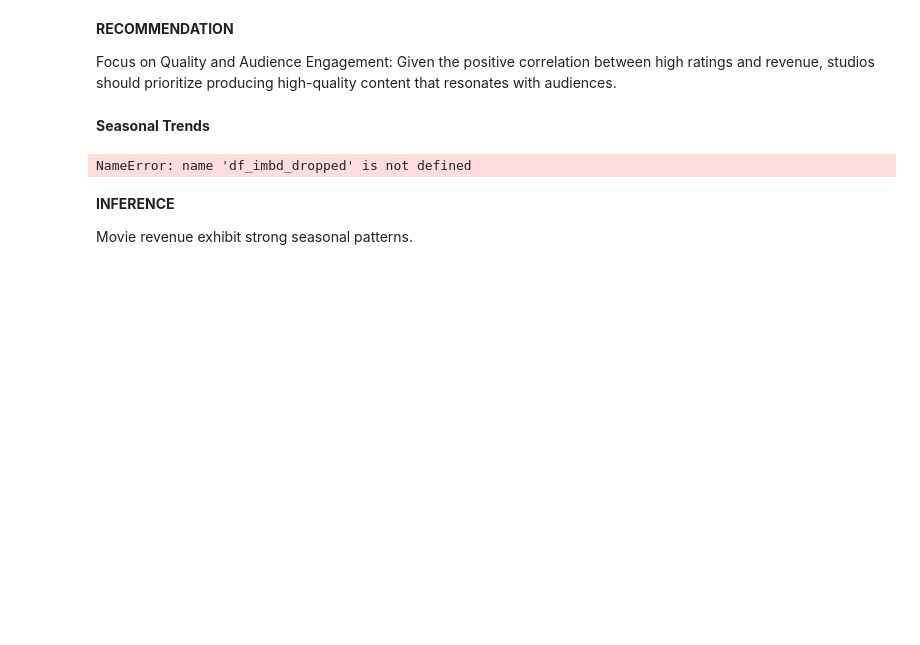
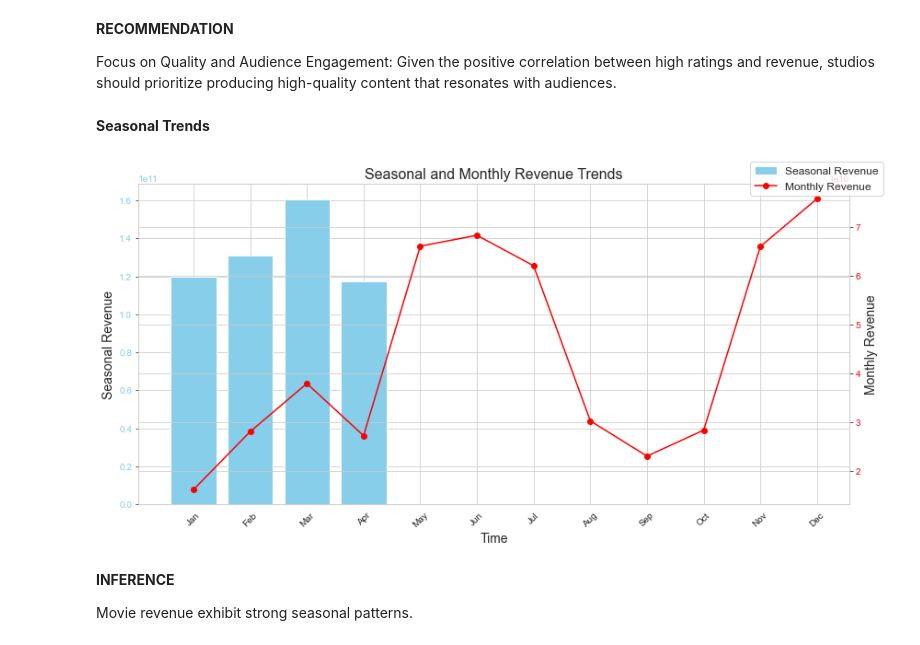
Before and after one commit to BigTime5/Movie-Analysis, a Jupyter notebook: student.ipynb, the cells around one changed output. Cells and saved outputs as stored; diff of their text form; code cells hidden in the pictures; blank space fills up the shorter version.

Commit message:
check error and mistakes

```diff
--- a/student.ipynb
+++ b/student.ipynb
@@ -797,7 +853,7 @@ Focus on Quality and Audience Engagement: Given the positive correlation between
 import pandas as pd
 import matplotlib.pyplot as plt
 import seaborn as sns
-merged_df = df_movie_budgets.merge(df_imbd_dropped, on='id', how='left')
+merged_df = df_movie_budgets.merge(df_imbd, on='id', how='left')
 # Convert 'worldwide_gross' column to numeric
 merged_df['worldwide_gross'] = pd.to_numeric(merged_df['worldwide_gross'], errors='coerce')
 
@@ -811,34 +867,34 @@ monthly_revenue = merged_df.groupby('month')['worldwide_gross'].sum()
 
 # Map season and month numbers to their respective names
 season_names = ['Spring', 'Summer', 'Fall', 'Winter']
 month_names = ['Jan', 'Feb', 'Mar', 'Apr', 'May', 'Jun', 'Jul', 'Aug', 'Sep', 'Oct', 'Nov', 'Dec']
 seasonal_revenue.index = [season_names[season] for season in seasonal_revenue.index]
 monthly_revenue.index = [month_names[month-1] for month in monthly_revenue.index]
 
 # Plot both seasonal and monthly revenue trends on the same graph with dual y-axes
 fig, ax1 = plt.subplots(figsize=(12, 6))
 
 # Plot seasonal revenue trends
 ax1.bar(seasonal_revenue.index, seasonal_revenue.values, color='skyblue', label='Seasonal Revenue')
 ax1.set_xlabel('Time', fontsize=14)
 ax1.set_ylabel('Seasonal Revenue', fontsize=14)
 ax1.tick_params(axis='x', rotation=45)
 ax1.tick_params(axis='y', labelcolor='skyblue')
 
 # Create a secondary y-axis for monthly revenue
 ax2 = ax1.twinx()
 ax2.plot(monthly_revenue.index, monthly_revenue.values, marker='o', color='red', label='Monthly Revenue')
 ax2.set_ylabel('Monthly Revenue', fontsize=14)
 ax2.tick_params(axis='y', labelcolor='red')
 
 # Add legend
 fig.legend(loc="upper right", fontsize=12)
 
 plt.title('Seasonal and Monthly Revenue Trends', fontsize=16)
 plt.tight_layout()
 plt.show()
 # %% [output]
-NameError: name 'df_imbd_dropped' is not defined
+[figure, added]
 # %% [markdown]
 **INFERENCE**
 
```
Also changed, not shown: parts of 7 cells of this notebook.
